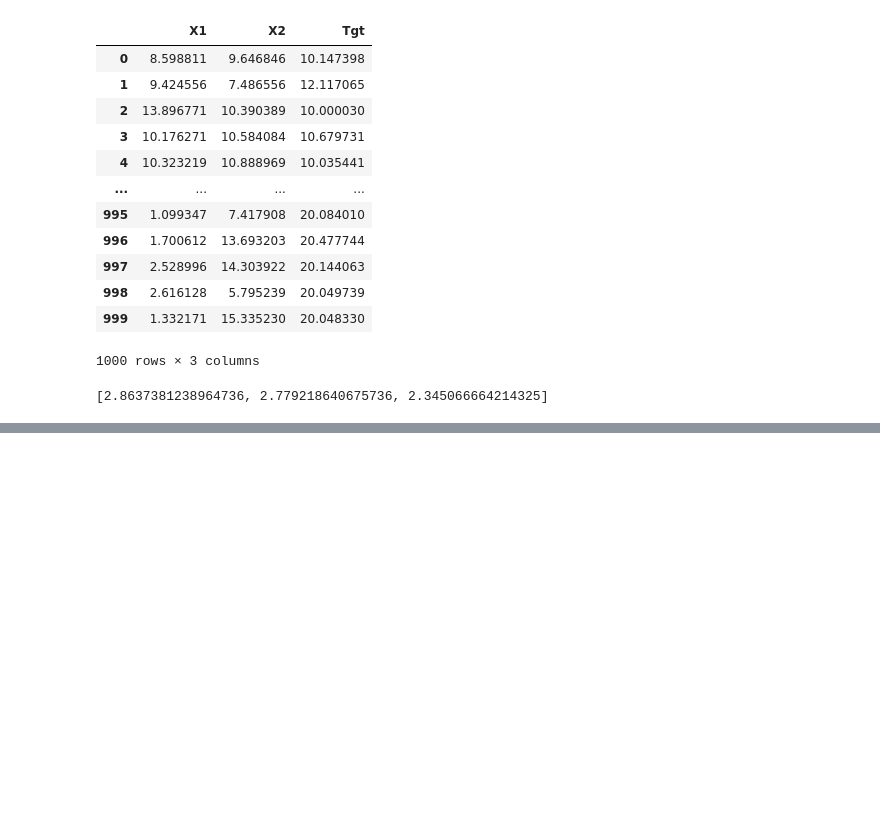
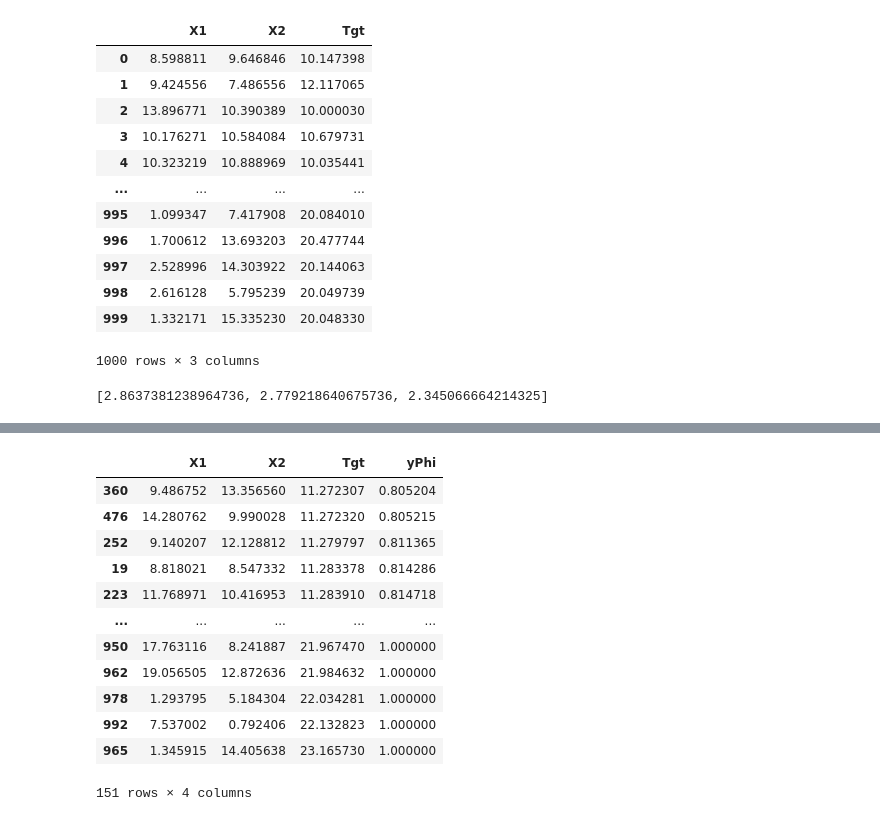
Before and after one commit to ndai093/ImbalancedRegressionSampler, a Jupyter notebook: test_gaussian_noise.ipynb, the cells around one changed output, grey strips where cells are left out. Cells and saved outputs as stored; diff of their text form; code cells hidden in the pictures; blank space fills up the shorter version.

```diff
--- a/test_gaussian_noise.ipynb
+++ b/test_gaussian_noise.ipynb
@@ -90,0 +85,18 @@ data2
+# %%
+gn1.set_obj_interesting_set(data1)
+interesting_set = gn1.get_obj_interesting_set()
+interesting_set
+# %% [output]
+|  | X1 | X2 | Tgt | yPhi |
+| 360 | 9.486752 | 13.356560 | 11.272307 | 0.805204 |
+| 476 | 14.280762 | 9.990028 | 11.272320 | 0.805215 |
+| 252 | 9.140207 | 12.128812 | 11.279797 | 0.811365 |
+| 19 | 8.818021 | 8.547332 | 11.283378 | 0.814286 |
+| 223 | 11.768971 | 10.416953 | 11.283910 | 0.814718 |
+| ... | ... | ... | ... | ... |
+| 950 | 17.763116 | 8.241887 | 21.967470 | 1.000000 |
+| 962 | 19.056505 | 12.872636 | 21.984632 | 1.000000 |
+| 978 | 1.293795 | 5.184304 | 22.034281 | 1.000000 |
+| 992 | 7.537002 | 0.792406 | 22.132823 | 1.000000 |
+| 965 | 1.345915 | 14.405638 | 23.165730 | 1.000000 |
+151 rows × 4 columns
```
Also changed, not shown: parts of 23 cells of this notebook, 1 other file.
